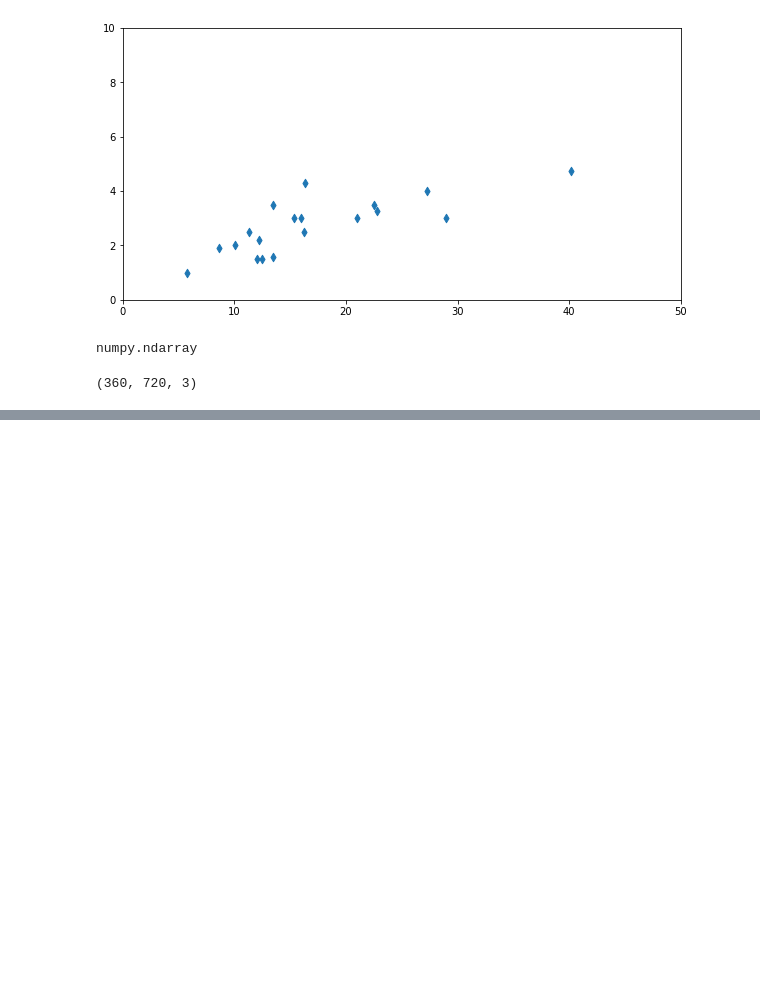
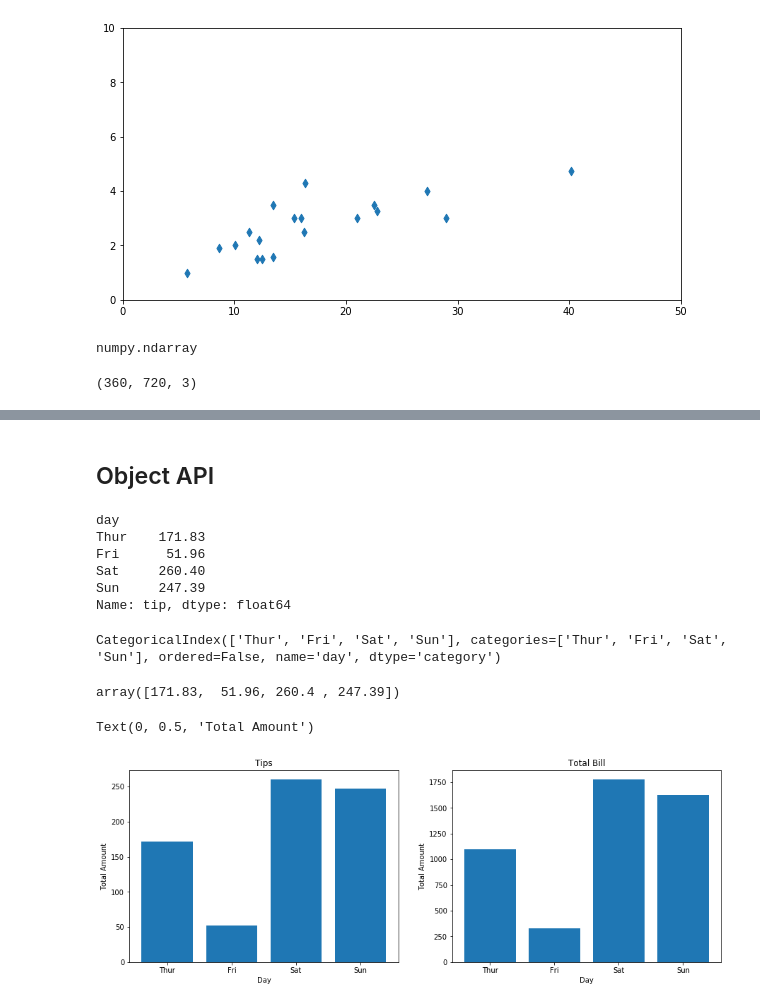
Before and after one commit to srikanthpragada/DS_06_MAY_2019, a Jupyter notebook: matplotlibdemo.ipynb, the cells around one changed output, grey strips where cells are left out. Cells and saved outputs as stored; diff of their text form; code cells hidden in the pictures; blank space fills up the shorter version.

```diff
--- a/matplotlibdemo.ipynb
+++ b/matplotlibdemo.ipynb
@@ -70,0 +67,37 @@ img.shape
+# %% [markdown]
+## Object API
+# %%
+total_tip = tips.groupby("day")['tip'].sum()
+total_bill = tips.groupby("day")["total_bill"].sum()
+# %%
+total_tip
+# %% [output]
+day
+Thur    171.83
+Fri      51.96
+Sat     260.40
+Sun     247.39
+Name: tip, dtype: float64
+# %%
+total_tip.index
+# %% [output]
+CategoricalIndex(['Thur', 'Fri', 'Sat', 'Sun'], categories=['Thur', 'Fri', 'Sat', 'Sun'], ordered=False, name='day', dtype='category')
+# %%
+total_tip.values
+# %% [output]
+array([171.83,  51.96, 260.4 , 247.39])
+# %%
+fig,ax = plt.subplots(1,2)
+fig.set_size_inches(15,5)
+ax[0].bar(x = total_tip.index, height = total_tip.values)
+ax[0].set_title("Tips")
+ax[0].set_xlabel("Day")
+ax[0].set_ylabel("Total Amount")
+
+ax[1].bar(x = total_bill.index, height = total_bill.values)
+ax[1].set_title("Total Bill")
+ax[1].set_xlabel("Day")
+ax[1].set_ylabel("Total Amount")
+# %% [output]
+Text(0, 0.5, 'Total Amount')
+[figure, added]
```
Also changed, not shown: parts of 9 cells of this notebook, 1 other file.
